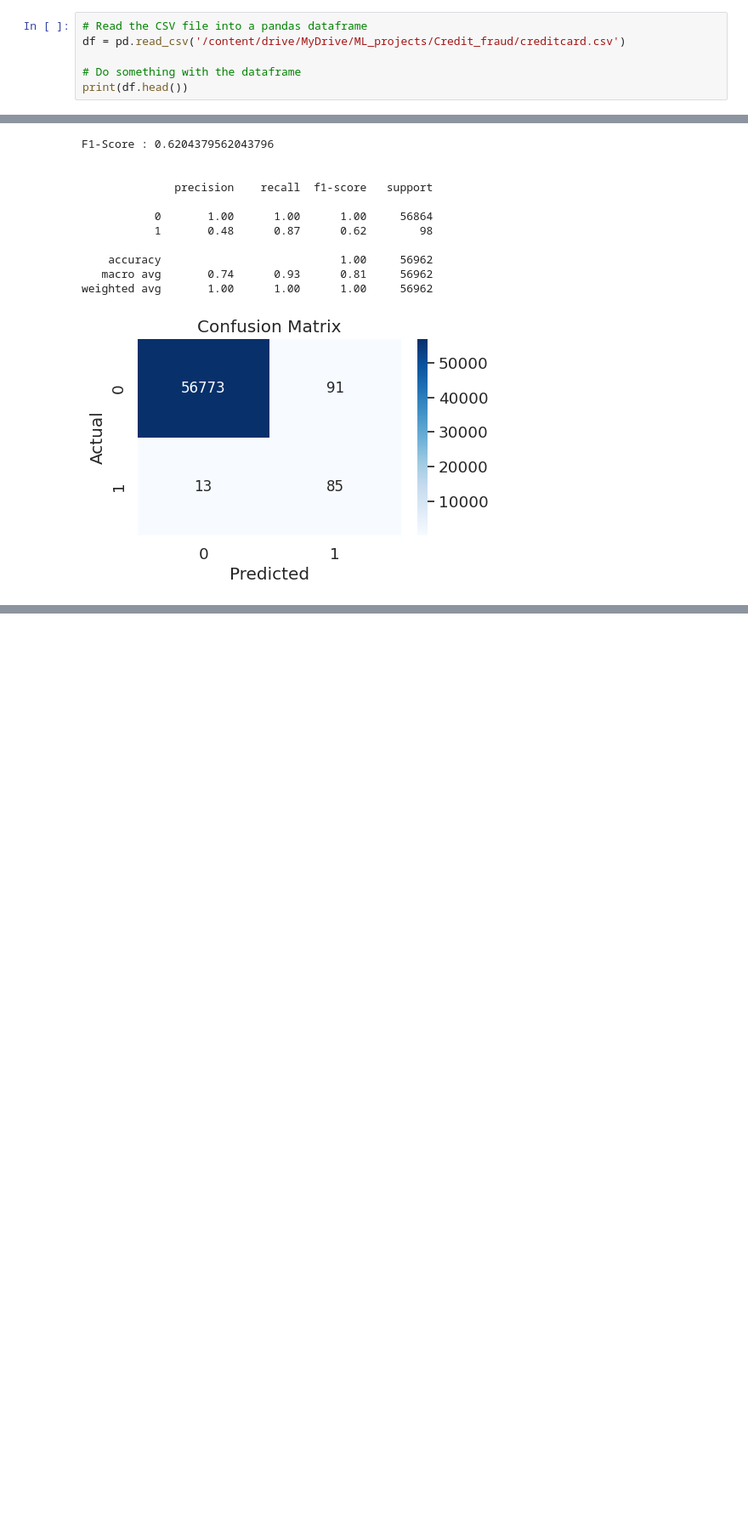
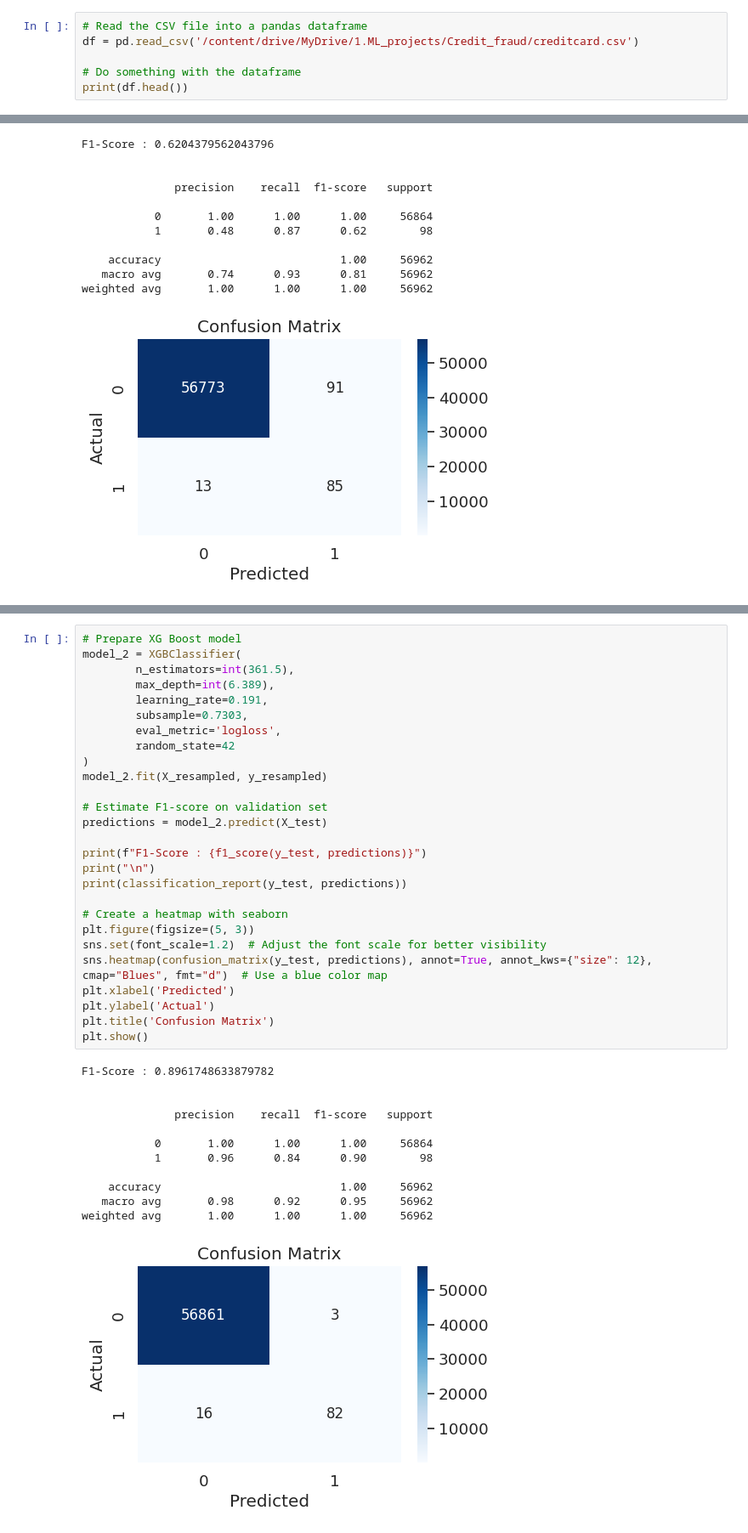
Before and after one commit to Freshbuilding/Credit_Card_Fraud_Detection, a Jupyter notebook: Fraud_prediction.ipynb, the cells around one changed output, grey strips where cells are left out. Shown at 85% size. Drawn from its saved outputs; the diff is of its cells as text; blank space fills up the shorter version.

Commit message:
model improvements

```diff
--- a/Fraud_prediction.ipynb
+++ b/Fraud_prediction.ipynb
@@ -31,7 +31,7 @@ from sklearn.metrics import classification_report, confusion_matrix, f1_score, p
 ## 1.Data discovery
 # %%
 # Read the CSV file into a pandas dataframe
-df = pd.read_csv('/content/drive/MyDrive/ML_projects/Credit_fraud/creditcard.csv')
+df = pd.read_csv('/content/drive/MyDrive/1.ML_projects/Credit_fraud/creditcard.csv')
 
 # Do something with the dataframe
 print(df.head())
@@ -521,0 +618,40 @@ weighted avg       1.00      1.00      1.00     56962
+# %%
+# Prepare XG Boost model
+model_2 = XGBClassifier(
+        n_estimators=int(361.5),
+        max_depth=int(6.389),
+        learning_rate=0.191,
+        subsample=0.7303,
+        eval_metric='logloss',
+        random_state=42
+)
+model_2.fit(X_resampled, y_resampled)
+
+# Estimate F1-score on validation set
+predictions = model_2.predict(X_test)
+
+print(f"F1-Score : {f1_score(y_test, predictions)}")
+print("\n")
+print(classification_report(y_test, predictions))
+
+# Create a heatmap with seaborn
+plt.figure(figsize=(5, 3))
+sns.set(font_scale=1.2)  # Adjust the font scale for better visibility
+sns.heatmap(confusion_matrix(y_test, predictions), annot=True, annot_kws={"size": 12}, cmap="Blues", fmt="d")  # Use a blue color map
+plt.xlabel('Predicted')
+plt.ylabel('Actual')
+plt.title('Confusion Matrix')
+plt.show()
+# %% [output]
+F1-Score : 0.8961748633879782
+
+
+              precision    recall  f1-score   support
+
+           0       1.00      1.00      1.00     56864
+           1       0.96      0.84      0.90        98
+
+    accuracy                           1.00     56962
+   macro avg       0.98      0.92      0.95     56962
+weighted avg       1.00      1.00      1.00     56962
+[figure, added]
```
Also changed, not shown: parts of 9 cells of this notebook.
